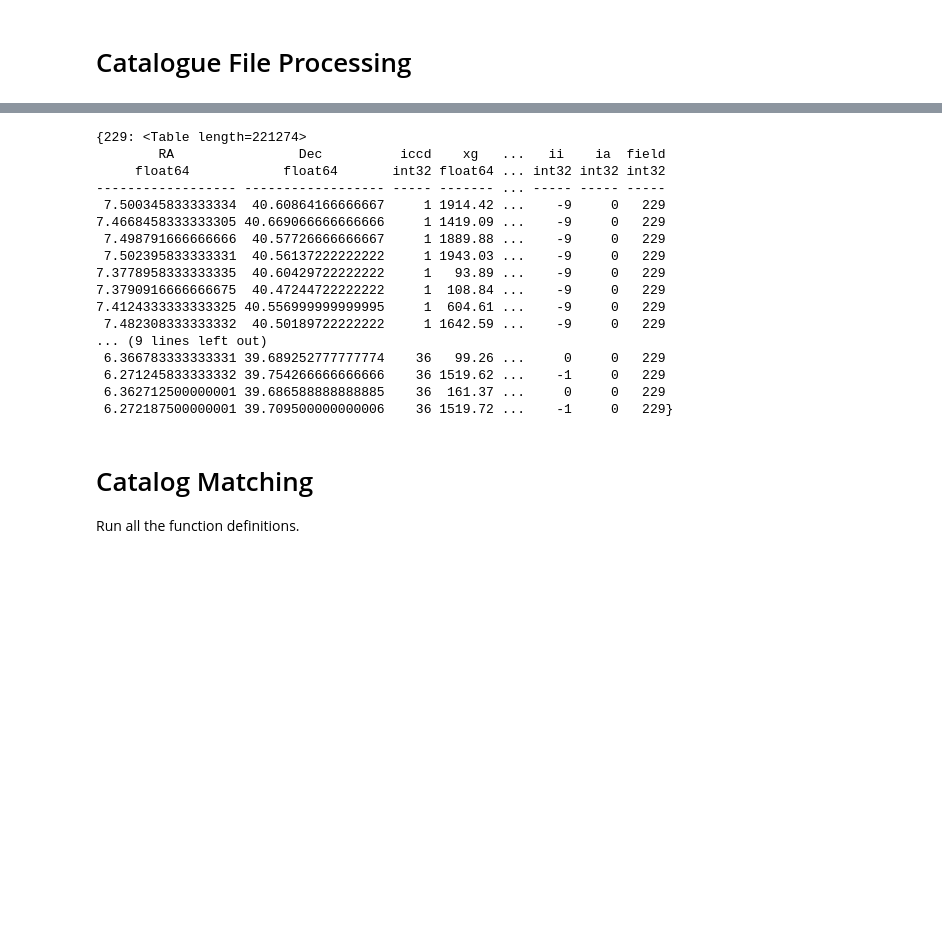
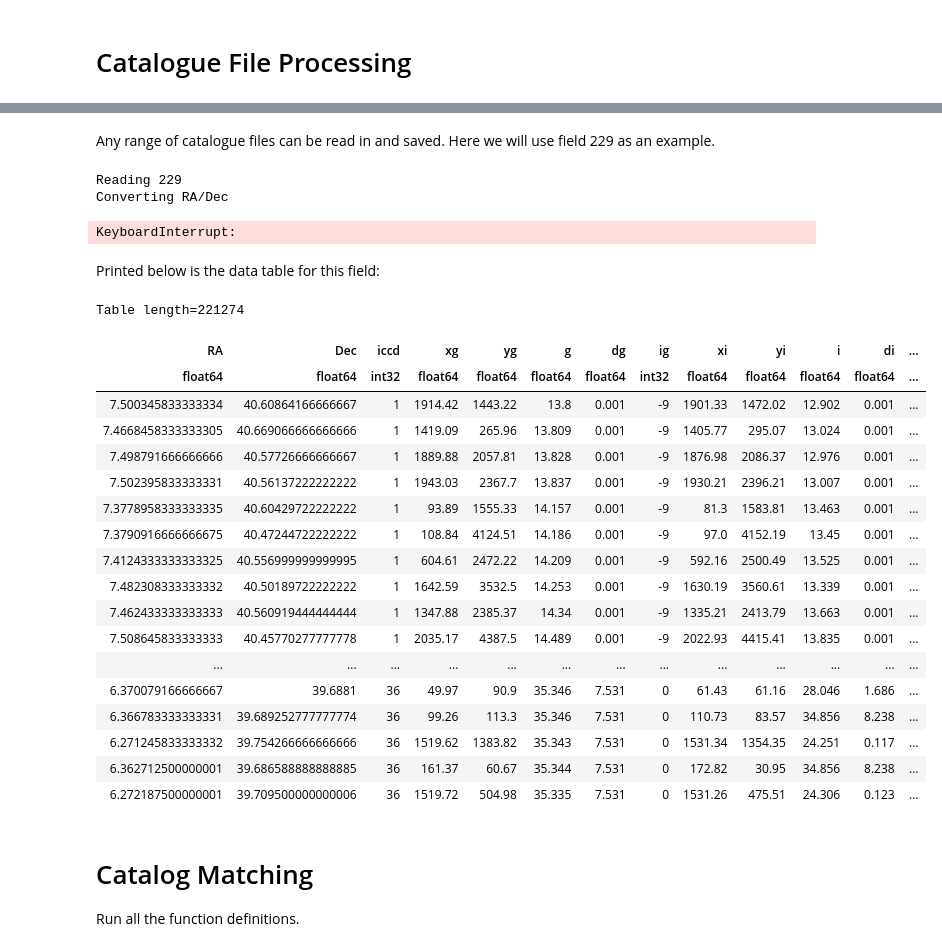
Before and after one commit to judy-theodora/m31gc-project, a Jupyter notebook: main.ipynb, the cells around one changed output, grey strips where cells are left out. Drawn from its saved outputs; the diff is of its cells as text; code cells hidden in the pictures; blank space fills up the shorter version.

```diff
--- a/main.ipynb
+++ b/main.ipynb
@@ -104,20 +73,0 @@ Printed below is the data table for this field:
-# %%
-print(CAT229)
-# %% [output]
-{229: <Table length=221274>
-        RA                Dec          iccd    xg   ...   ii    ia  field
-     float64            float64       int32 float64 ... int32 int32 int32
------------------- ------------------ ----- ------- ... ----- ----- -----
- 7.500345833333334  40.60864166666667     1 1914.42 ...    -9     0   229
-7.4668458333333305 40.669066666666666     1 1419.09 ...    -9     0   229
- 7.498791666666666  40.57726666666667     1 1889.88 ...    -9     0   229
- 7.502395833333331  40.56137222222222     1 1943.03 ...    -9     0   229
-7.3778958333333335  40.60429722222222     1   93.89 ...    -9     0   229
-7.3790916666666675  40.47244722222222     1  108.84 ...    -9     0   229
-7.4124333333333325 40.556999999999995     1  604.61 ...    -9     0   229
- 7.482308333333332  40.50189722222222     1 1642.59 ...    -9     0   229
-... (9 lines left out)
- 6.366783333333331 39.689252777777774    36   99.26 ...     0     0   229
- 6.271245833333332 39.754266666666666    36 1519.62 ...    -1     0   229
- 6.362712500000001 39.686588888888885    36  161.37 ...     0     0   229
- 6.272187500000001 39.709500000000006    36 1519.72 ...    -1     0   229}
@@ -124,3 +89,37 @@ print(CAT229)
+# %% [markdown]
+Any range of catalogue files can be read in and saved. Here we will use field 229 as an example.
+# %%
+CAT229 = read_cat(range(229,230))
+with open('./pickle/cat229.pk','wb') as f:
+    pickle.dump(CAT229,f)
+# %% [output]
+Reading 229
+Converting RA/Dec
+KeyboardInterrupt:
+# %% [markdown]
+Printed below is the data table for this field:
+# %%
+CAT229[229]
+# %% [output]
+Table length=221274
+| RA | Dec | iccd | xg | yg | g | dg | ig | xi | yi | i | di | ... |
+| float64 | float64 | int32 | float64 | float64 | float64 | float64 | int32 | float64 | float64 | float64 | float64 | ... |
+| 7.500345833333334 | 40.60864166666667 | 1 | 1914.42 | 1443.22 | 13.8 | 0.001 | -9 | 1901.33 | 1472.02 | 12.902 | 0.001 | ... |
+| 7.4668458333333305 | 40.669066666666666 | 1 | 1419.09 | 265.96 | 13.809 | 0.001 | -9 | 1405.77 | 295.07 | 13.024 | 0.001 | ... |
+| 7.498791666666666 | 40.57726666666667 | 1 | 1889.88 | 2057.81 | 13.828 | 0.001 | -9 | 1876.98 | 2086.37 | 12.976 | 0.001 | ... |
+| 7.502395833333331 | 40.56137222222222 | 1 | 1943.03 | 2367.7 | 13.837 | 0.001 | -9 | 1930.21 | 2396.21 | 13.007 | 0.001 | ... |
+| 7.3778958333333335 | 40.60429722222222 | 1 | 93.89 | 1555.33 | 14.157 | 0.001 | -9 | 81.3 | 1583.81 | 13.463 | 0.001 | ... |
+| 7.3790916666666675 | 40.47244722222222 | 1 | 108.84 | 4124.51 | 14.186 | 0.001 | -9 | 97.0 | 4152.19 | 13.45 | 0.001 | ... |
+| 7.4124333333333325 | 40.556999999999995 | 1 | 604.61 | 2472.22 | 14.209 | 0.001 | -9 | 592.16 | 2500.49 | 13.525 | 0.001 | ... |
+| 7.482308333333332 | 40.50189722222222 | 1 | 1642.59 | 3532.5 | 14.253 | 0.001 | -9 | 1630.19 | 3560.61 | 13.339 | 0.001 | ... |
+| 7.462433333333333 | 40.560919444444444 | 1 | 1347.88 | 2385.37 | 14.34 | 0.001 | -9 | 1335.21 | 2413.79 | 13.663 | 0.001 | ... |
+| 7.508645833333333 | 40.45770277777778 | 1 | 2035.17 | 4387.5 | 14.489 | 0.001 | -9 | 2022.93 | 4415.41 | 13.835 | 0.001 | ... |
+| ... | ... | ... | ... | ... | ... | ... | ... | ... | ... | ... | ... | ... |
+| 6.370079166666667 | 39.6881 | 36 | 49.97 | 90.9 | 35.346 | 7.531 | 0 | 61.43 | 61.16 | 28.046 | 1.686 | ... |
+| 6.366783333333331 | 39.689252777777774 | 36 | 99.26 | 113.3 | 35.346 | 7.531 | 0 | 110.73 | 83.57 | 34.856 | 8.238 | ... |
+| 6.271245833333332 | 39.754266666666666 | 36 | 1519.62 | 1383.82 | 35.343 | 7.531 | 0 | 1531.34 | 1354.35 | 24.251 | 0.117 | ... |
+| 6.362712500000001 | 39.686588888888885 | 36 | 161.37 | 60.67 | 35.344 | 7.531 | 0 | 172.82 | 30.95 | 34.856 | 8.238 | ... |
+| 6.272187500000001 | 39.709500000000006 | 36 | 1519.72 | 504.98 | 35.335 | 7.531 | 0 | 1531.26 | 475.51 | 24.306 | 0.123 | ... |
 # %% [markdown]
 <a id='cat_match'></a>
 # Catalog Matching
```
Also changed, not shown: parts of 92 cells of this notebook, 7 other files.
